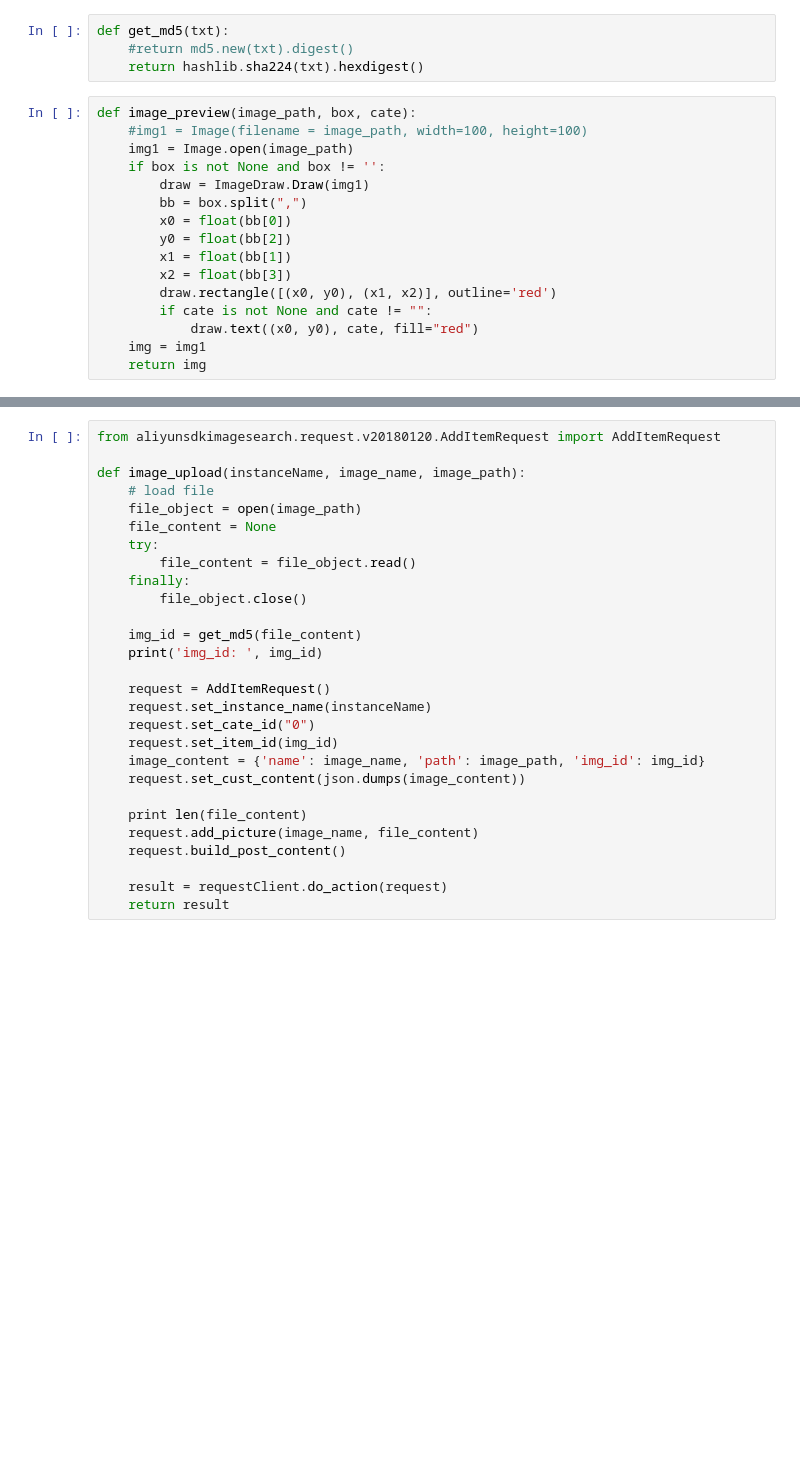
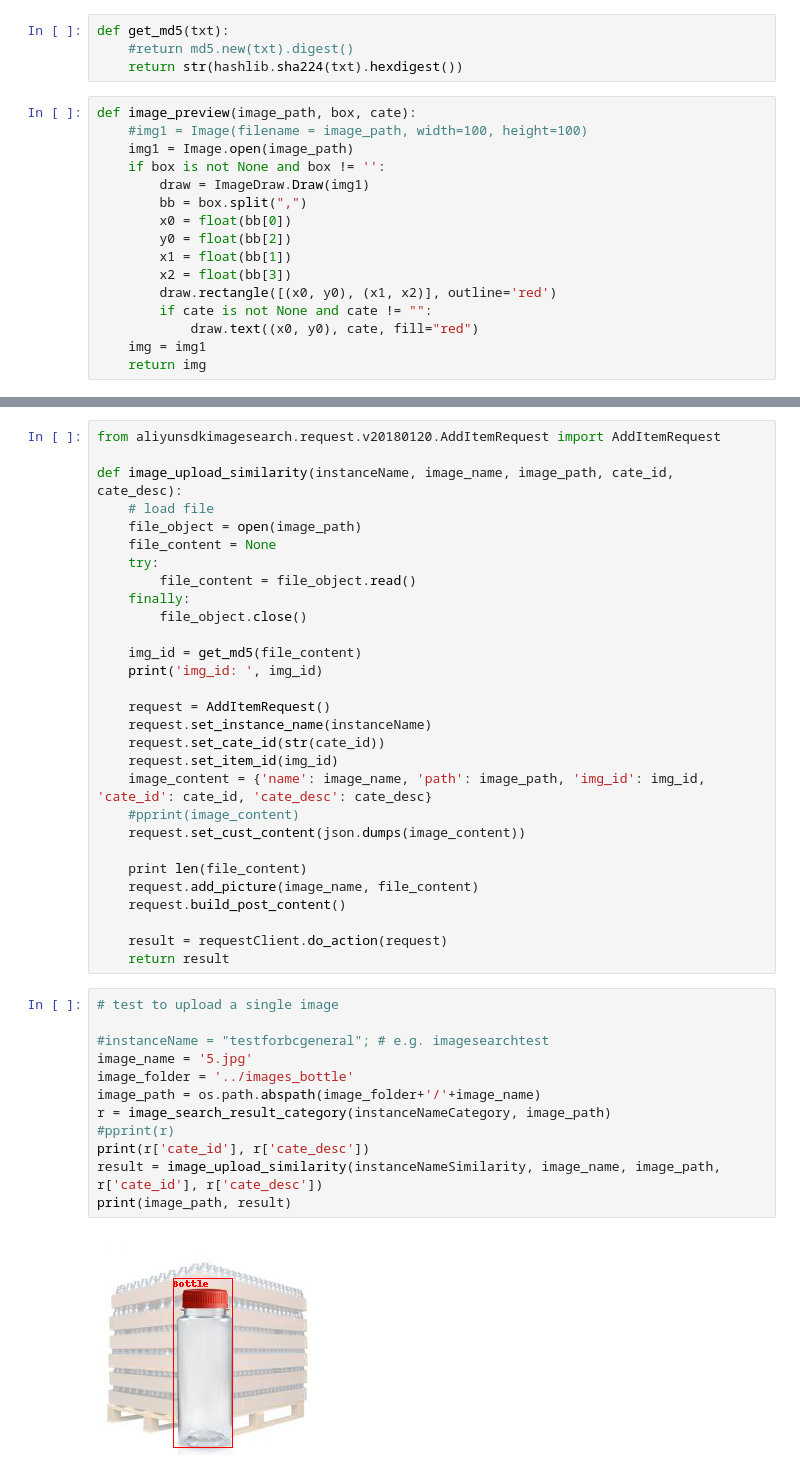
Before and after one commit to jhs2jhs/AlibabaCloud_ImageSearch_Demo_py2, a Jupyter notebook: app_image_search_1category_2similarity_seq.ipynb, the cells around one changed output, grey strips where cells are left out. Saved outputs shown, nothing was run; the diff lists cells and outputs as text; blank space fills up the shorter version.

```diff
--- a/app_image_search_general_py2.ipynb
+++ b/app_image_search_1category_2similarity_seq.ipynb
@@ -21,7 +14,7 @@ import hashlib
 # %%
 def get_md5(txt):
     #return md5.new(txt).digest()
-    return hashlib.sha224(txt).hexdigest()
+    return str(hashlib.sha224(txt).hexdigest())
 # %%
 def image_preview(image_path, box, cate):
     #img1 = Image(filename = image_path, width=100, height=100)
@@ -68,7 +101,7 @@ requestClient = client.AcsClient(accessKeyId, accessKeySecret, region)
 # %%
 from aliyunsdkimagesearch.request.v20180120.AddItemRequest import AddItemRequest
 
-def image_upload(instanceName, image_name, image_path):
+def image_upload_similarity(instanceName, image_name, image_path, cate_id, cate_desc):
     # load file
     file_object = open(image_path)
     file_content = None
@@ -82,9 +115,10 @@ def image_upload(instanceName, image_name, image_path):
 
     request = AddItemRequest()
     request.set_instance_name(instanceName)
-    request.set_cate_id("0")
+    request.set_cate_id(str(cate_id))
     request.set_item_id(img_id)
-    image_content = {'name': image_name, 'path': image_path, 'img_id': img_id}
+    image_content = {'name': image_name, 'path': image_path, 'img_id': img_id, 'cate_id': cate_id, 'cate_desc': cate_desc}
+    #pprint(image_content)
     request.set_cust_content(json.dumps(image_content))
 
     print len(file_content)
@@ -93,3 +127,17 @@ def image_upload(instanceName, image_name, image_path):
 
     result = requestClient.do_action(request)
     return result
+# %%
+# test to upload a single image
+
+#instanceName = "testforbcgeneral"; # e.g. imagesearchtest
+image_name = '5.jpg'
+image_folder = '../images_bottle'
+image_path = os.path.abspath(image_folder+'/'+image_name)
+r = image_search_result_category(instanceNameCategory, image_path)
+#pprint(r)
+print(r['cate_id'], r['cate_desc'])
+result = image_upload_similarity(instanceNameSimilarity, image_name, image_path, r['cate_id'], r['cate_desc'])
+print(image_path, result)
+# %% [output]
+[figure, added]
```
Also changed, not shown: parts of 25 cells of this notebook.
